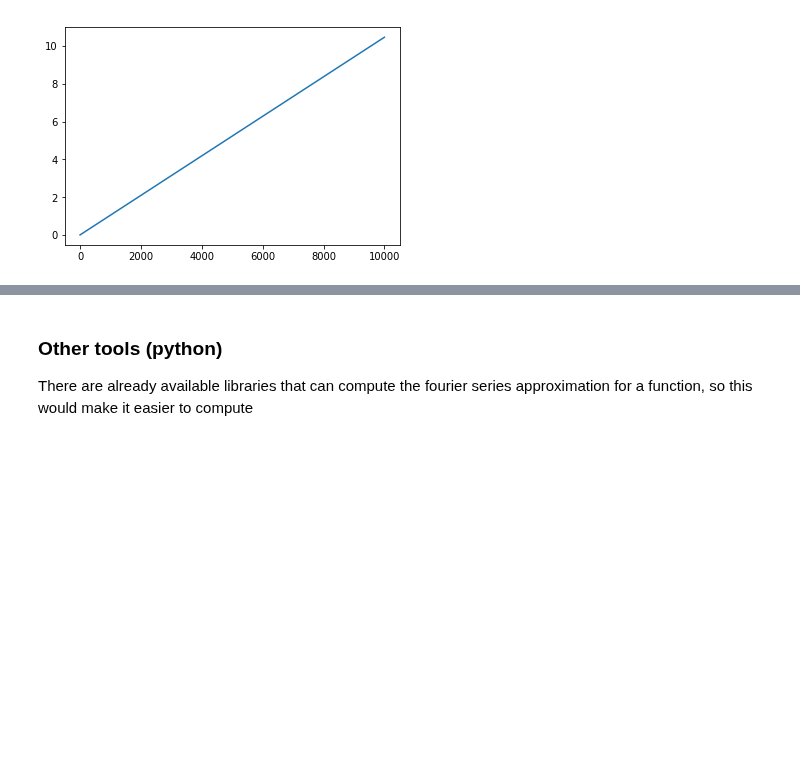
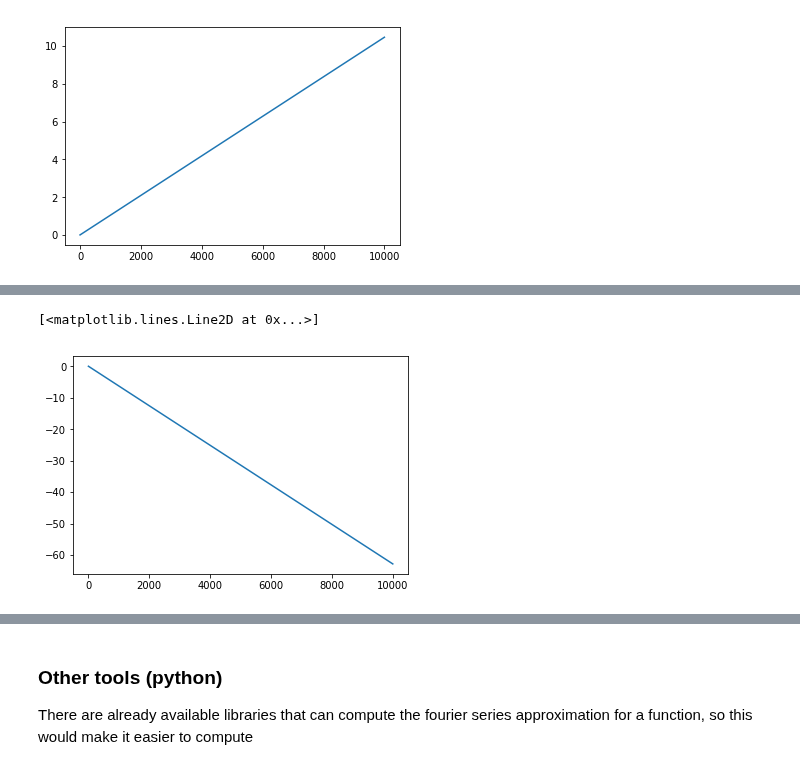
Before and after one commit to leomrocha/minibrain, a Jupyter notebook: predictors/sequence/midi_encoding.ipynb, the cells around one changed output, grey strips where cells are left out. Saved outputs shown, nothing was run; the diff lists cells and outputs as text; code cells hidden in the pictures; blank space fills up the shorter version.

```diff
--- a/predictors/sequence/midi_encoding.ipynb
+++ b/predictors/sequence/midi_encoding.ipynb
@@ -396,0 +400,12 @@ Also, there is an issue that now I
+# %%
+def fourier10000(x):
+    ret = -10000*np.sin(np.pi*x/5000)/np.pi - 5000*np.sin(np.pi*x/2500)/np.pi - 10000*np.sin(3*np.pi*x/5000)/(3*np.pi) - 2500*np.sin(np.pi*x/1250)/np.pi - 2000*np.sin(np.pi*x/1000)/np.pi - 5000*np.sin(3*np.pi*x/2500)/(3*np.pi) - 10000*np.sin(7*np.pi*x/5000)/(7*np.pi) - 1250*np.sin(np.pi*x/625)/np.pi - 10000*np.sin(9*np.pi*x/5000)/(9*np.pi) - 1000*np.sin(np.pi*x/500)/np.pi
+    return ret
+# %%
+fel_short = fourier10000(l_short)
+fel_long = fourier10000(l_long)
+# %%
+plt.plot(fel_short)
+# %% [output]
+[<matplotlib.lines.Line2D at 0x...>]
+[figure, added]
```
Also changed, not shown: parts of 24 cells of this notebook, 4 other files.
